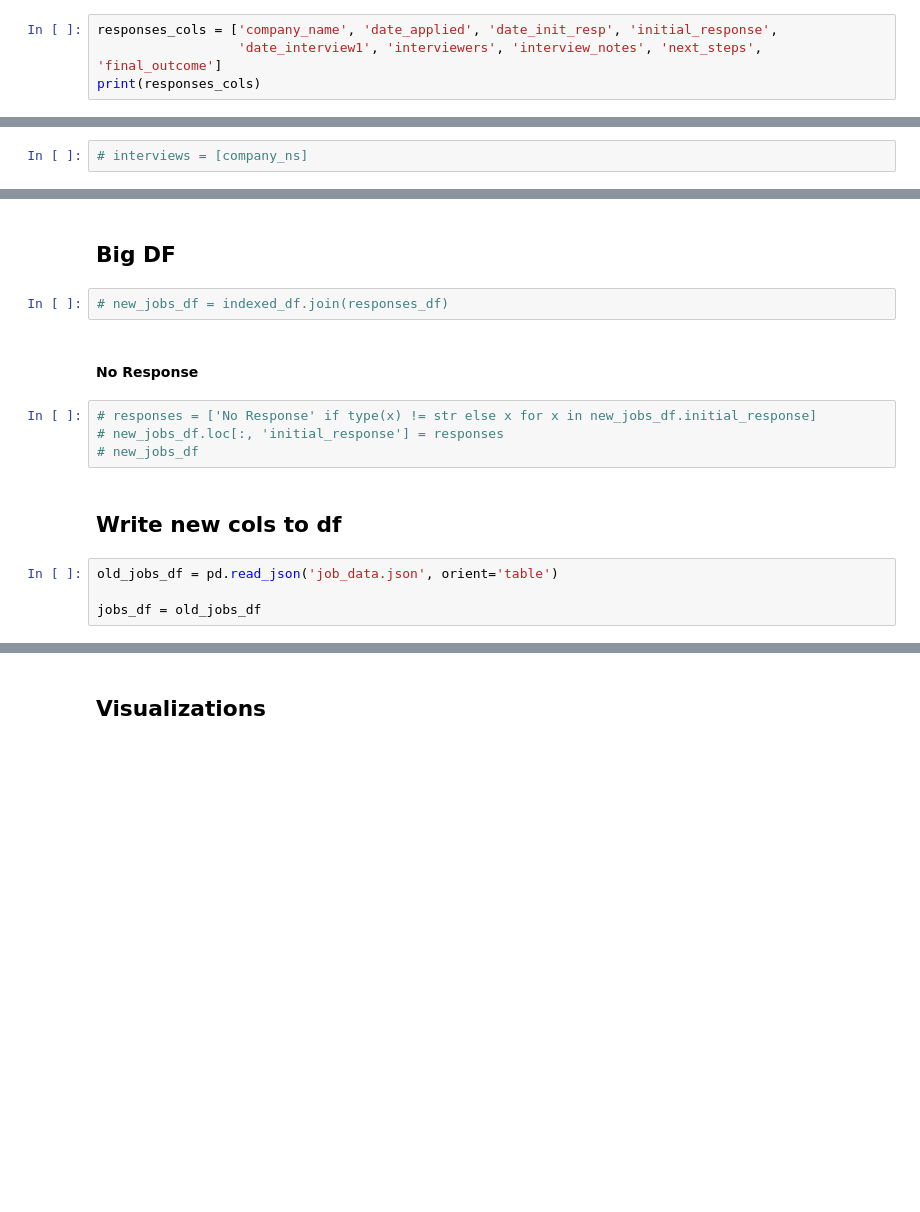
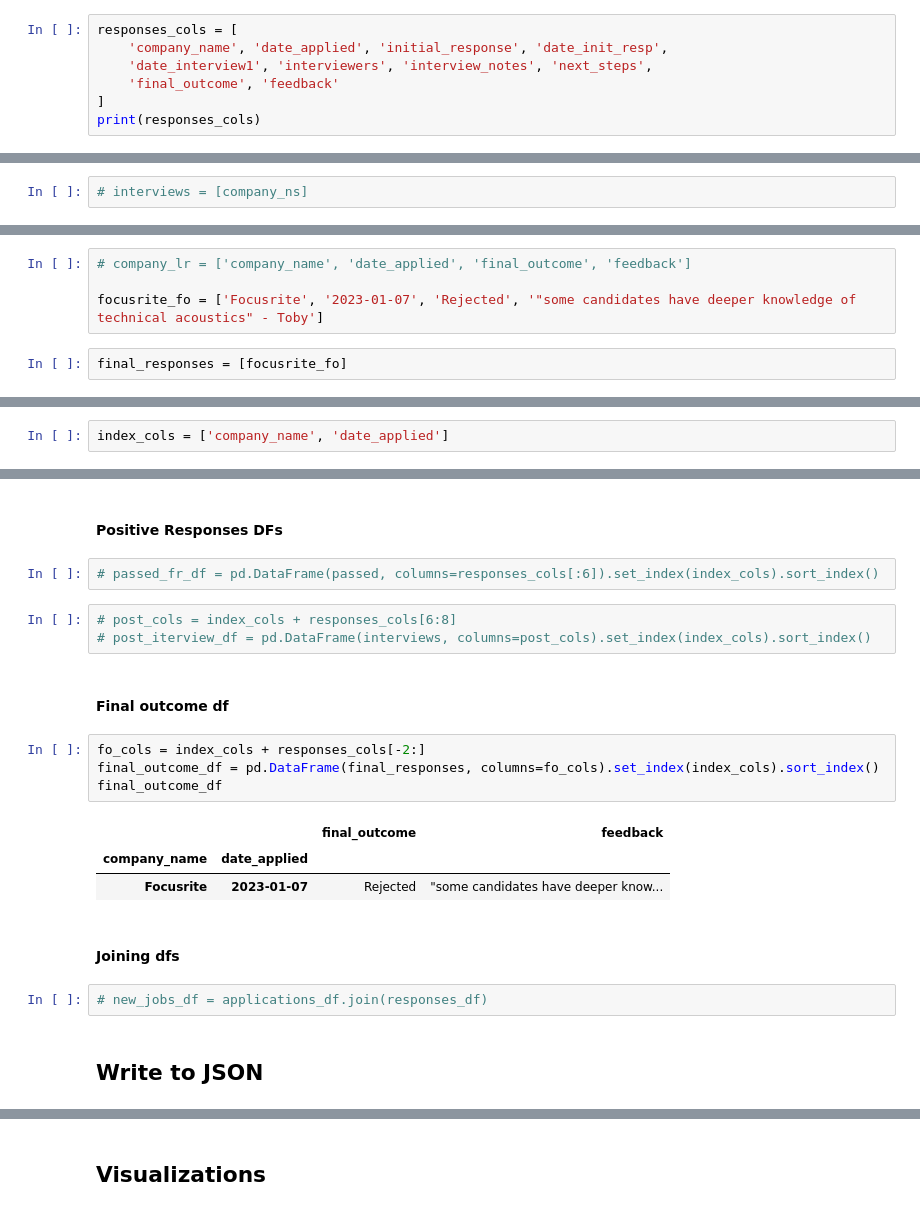
Before and after one commit to emilycardwell/my-jobs, a Jupyter notebook: jobs.ipynb, the cells around one changed output, grey strips where cells are left out. Saved outputs shown, nothing was run; the diff lists cells and outputs as text; blank space fills up the shorter version.

```diff
--- a/jobs.ipynb
+++ b/jobs.ipynb
@@ -44,5 +61,8 @@ print(app_column_names)
 # %%
-responses_cols = ['company_name', 'date_applied', 'date_init_resp', 'initial_response',
-                  'date_interview1', 'interviewers', 'interview_notes', 'next_steps', 'final_outcome']
+responses_cols = [
+    'company_name', 'date_applied', 'initial_response', 'date_init_resp',
+    'date_interview1', 'interviewers', 'interview_notes', 'next_steps',
+    'final_outcome', 'feedback'
+]
 print(responses_cols)
 # %% [output]
@@ -79 +95,7 @@ print(responses_cols)
+# %%
+# company_lr = ['company_name', 'date_applied', 'final_outcome', 'feedback']
+
+focusrite_fo = ['Focusrite', '2023-01-07', 'Rejected', '"some candidates have deeper knowledge of technical acoustics" - Toby']
+# %%
+final_responses = [focusrite_fo]
 # %% [markdown]
@@ -80,0 +103,2 @@ print(responses_cols)
+# %%
+index_cols = ['company_name', 'date_applied']
@@ -93,16 +121,23 @@ print(responses_cols)
-# %% [markdown]
-## Big DF
+# %% [markdown]
+#### Positive Responses DFs
+# %%
+# passed_fr_df = pd.DataFrame(passed, columns=responses_cols[:6]).set_index(index_cols).sort_index()
+# %%
+# post_cols = index_cols + responses_cols[6:8]
+# post_iterview_df = pd.DataFrame(interviews, columns=post_cols).set_index(index_cols).sort_index()
+# %% [markdown]
+#### Final outcome df
+# %%
+fo_cols = index_cols + responses_cols[-2:]
+final_outcome_df = pd.DataFrame(final_responses, columns=fo_cols).set_index(index_cols).sort_index()
+final_outcome_df
+# %% [output]
+|  |  | final_outcome | feedback |
+| company_name | date_applied |  |  |
+| Focusrite | 2023-01-07 | Rejected | "some candidates have deeper know... |
+# %% [markdown]
+#### Joining dfs
 # %%
-# new_jobs_df = indexed_df.join(responses_df)
+# new_jobs_df = applications_df.join(responses_df)
-# %% [markdown]
-#### No Response
-# %%
-# responses = ['No Response' if type(x) != str else x for x in new_jobs_df.initial_response]
-# new_jobs_df.loc[:, 'initial_response'] = responses
-# new_jobs_df
 # %% [markdown]
-## Write new cols to df
+## Write to JSON
-# %%
-old_jobs_df = pd.read_json('job_data.json', orient='table')
-
-jobs_df = old_jobs_df
```
Also changed, not shown: parts of 24 cells of this notebook, 1 other file.
